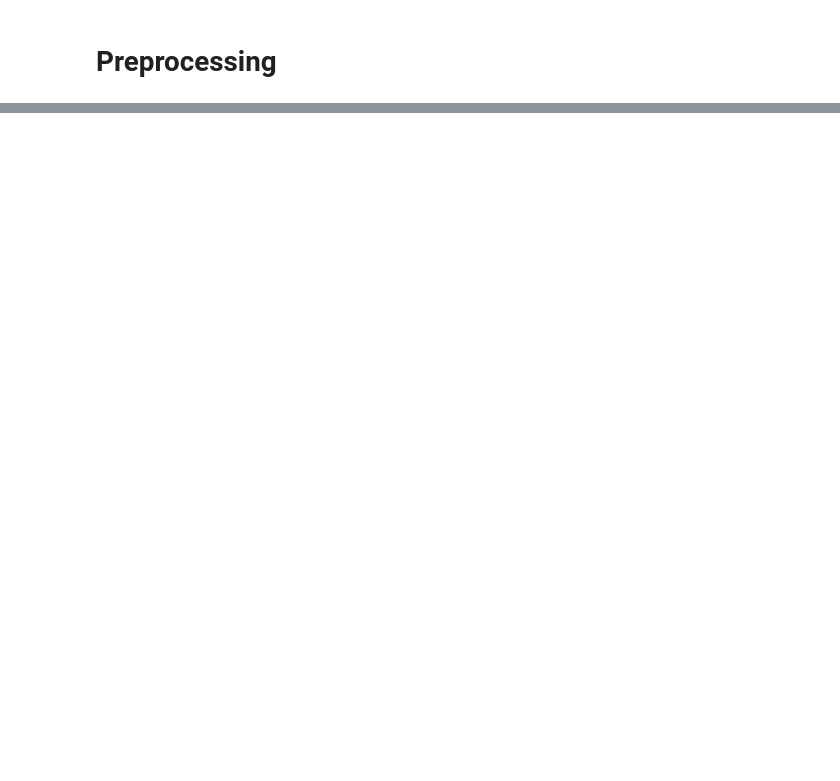
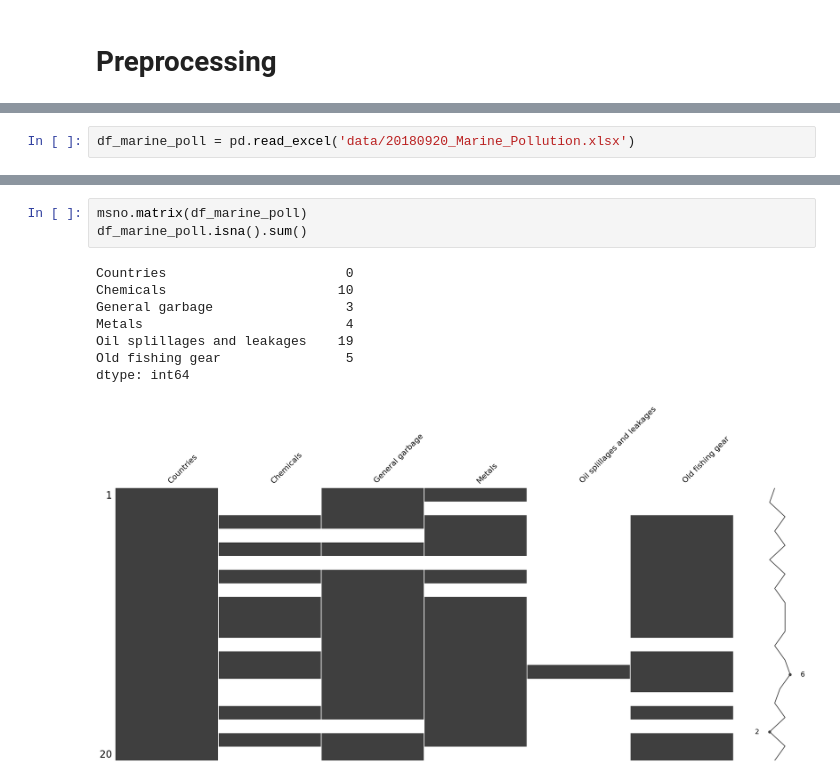
Before and after one commit to claraelisabeth/MachineLearning, a Jupyter notebook: preprocessing.ipynb, the cells around one changed output, grey strips where cells are left out. Cells and saved outputs as stored; diff of their text form; blank space fills up the shorter version.

```diff
--- a/preprocessing.ipynb
+++ b/preprocessing.ipynb
@@ -11,0 +13,2 @@ ModuleNotFoundError: No module named 'pandas'
+# %%
+df_marine_poll = pd.read_excel('data/20180920_Marine_Pollution.xlsx')
@@ -11,0 +39,12 @@ ModuleNotFoundError: No module named 'pandas'
+# %%
+msno.matrix(df_marine_poll)
+df_marine_poll.isna().sum()
+# %% [output]
+Countries                       0
+Chemicals                      10
+General garbage                 3
+Metals                          4
+Oil splillages and leakages    19
+Old fishing gear                5
+dtype: int64
+[figure, added]
```
Also changed, not shown: parts of 4 cells of this notebook.
